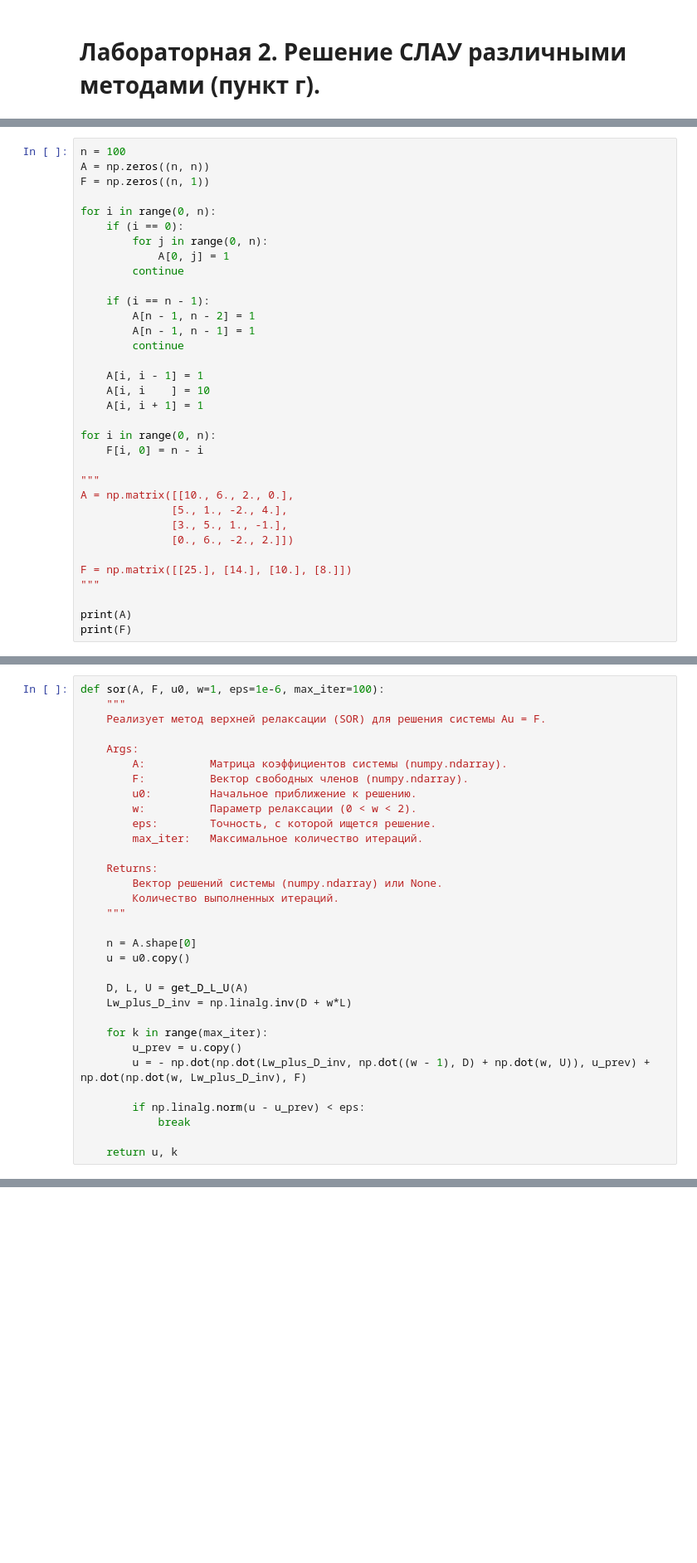
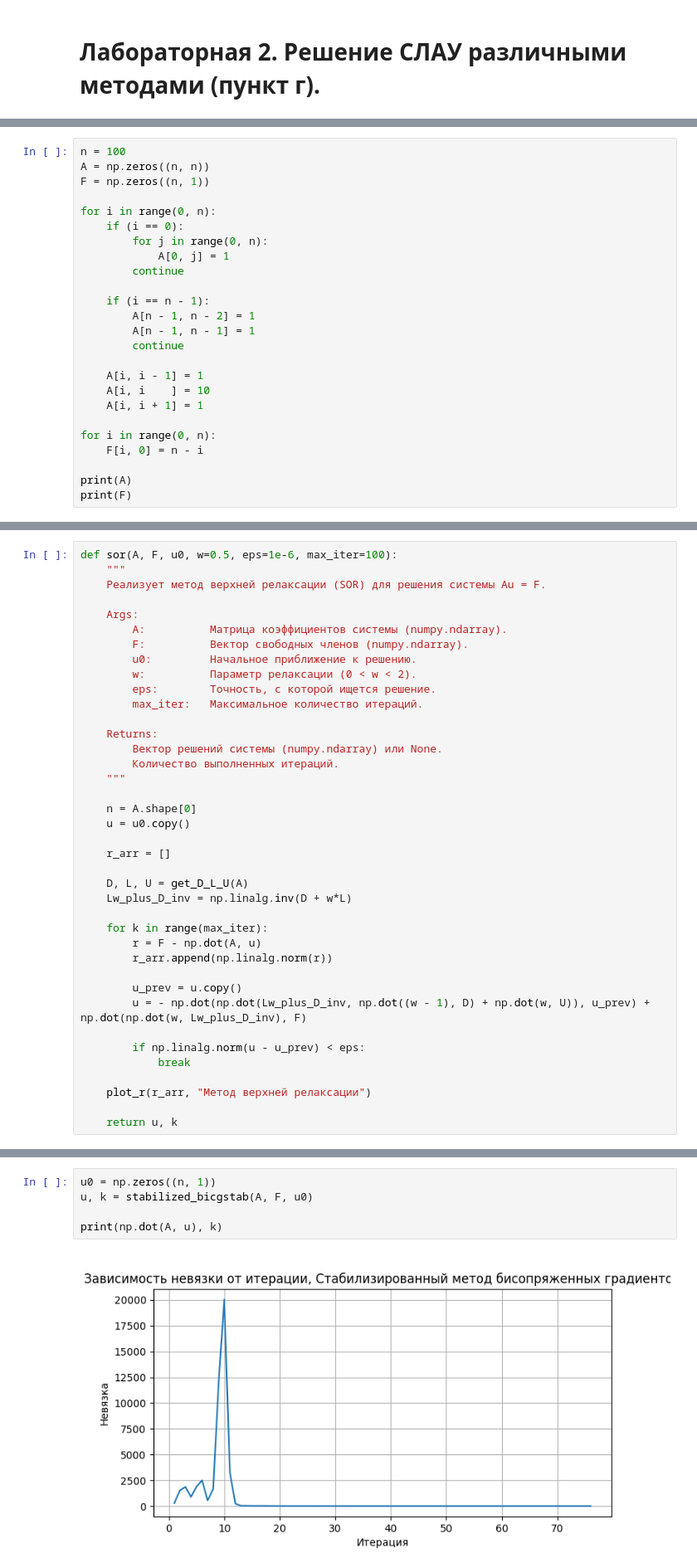
Before and after one commit to 4EFI/Computational-Maths, a Jupyter notebook: Lab2/work.ipynb, the cells around one changed output, grey strips where cells are left out. Shown at 83% size. Saved outputs shown, nothing was run; the diff lists cells and outputs as text; blank space fills up the shorter version.

```diff
--- a/Lab2/work.ipynb
+++ b/Lab2/work.ipynb
@@ -28,15 +28,6 @@ for i in range(0, n):
 for i in range(0, n):
     F[i, 0] = n - i
 
-"""
-A = np.matrix([[10., 6., 2., 0.],
-              [5., 1., -2., 4.],
-              [3., 5., 1., -1.],
-              [0., 6., -2., 2.]])
-
-F = np.matrix([[25.], [14.], [10.], [8.]])
-"""
-
 print(A)
 print(F)
 # %% [output]
@@ -343,7 +339,7 @@ print(np.dot(A, u), k)
  [  2.        ]
  [  1.        ]] 10
 # %%
-def sor(A, F, u0, w=1, eps=1e-6, max_iter=100):
+def sor(A, F, u0, w=0.5, eps=1e-6, max_iter=100):
     """
     Реализует метод верхней релаксации (SOR) для решения системы Au = F.
 
@@ -363,16 +359,23 @@ def sor(A, F, u0, w=1, eps=1e-6, max_iter=100):
     n = A.shape[0]
     u = u0.copy()
 
+    r_arr = []
+
     D, L, U = get_D_L_U(A)
     Lw_plus_D_inv = np.linalg.inv(D + w*L)
 
     for k in range(max_iter):
+        r = F - np.dot(A, u)
+        r_arr.append(np.linalg.norm(r))
+
         u_prev = u.copy()
         u = - np.dot(np.dot(Lw_plus_D_inv, np.dot((w - 1), D) + np.dot(w, U)), u_prev) + np.dot(np.dot(w, Lw_plus_D_inv), F)
 
         if np.linalg.norm(u - u_prev) < eps:
             break
 
+    plot_r(r_arr, "Метод верхней релаксации")
+
     return u, k
 # %%
 u0 = np.zeros((n, 1))
@@ -489,0 +589,7 @@ def show_plot(h, func, derivative_func, func_name):
+# %%
+u0 = np.zeros((n, 1))
+u, k = stabilized_bicgstab(A, F, u0)
+
+print(np.dot(A, u), k)
+# %% [output]
+[figure, added]
```
Also changed, not shown: parts of 11 cells of this notebook.
